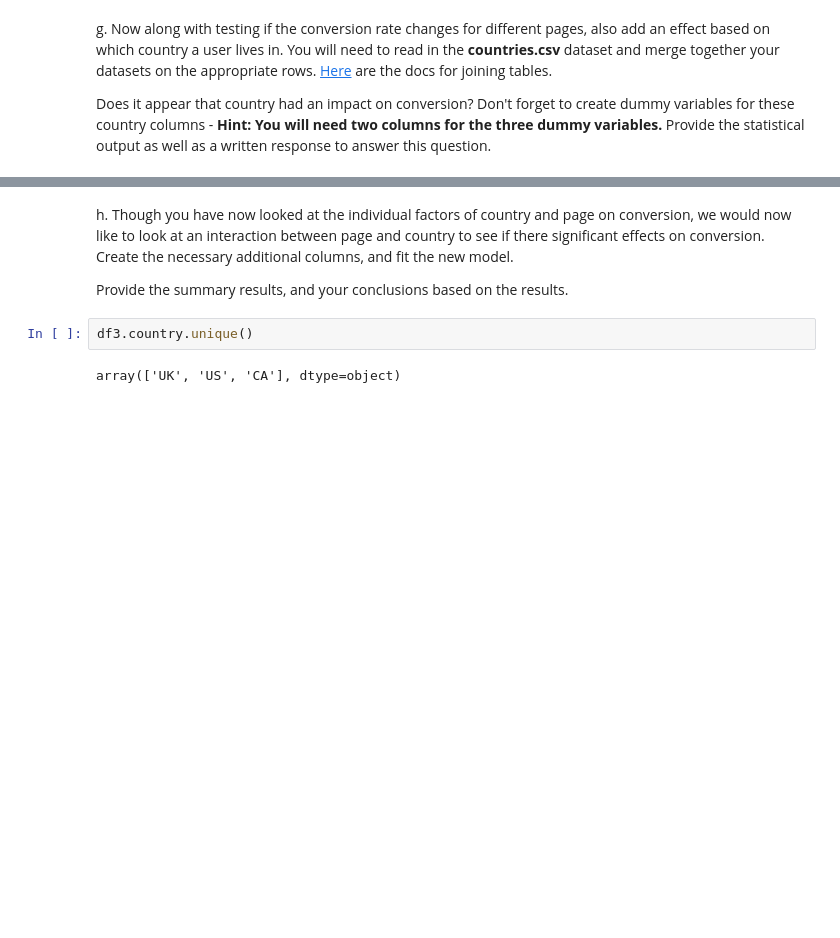
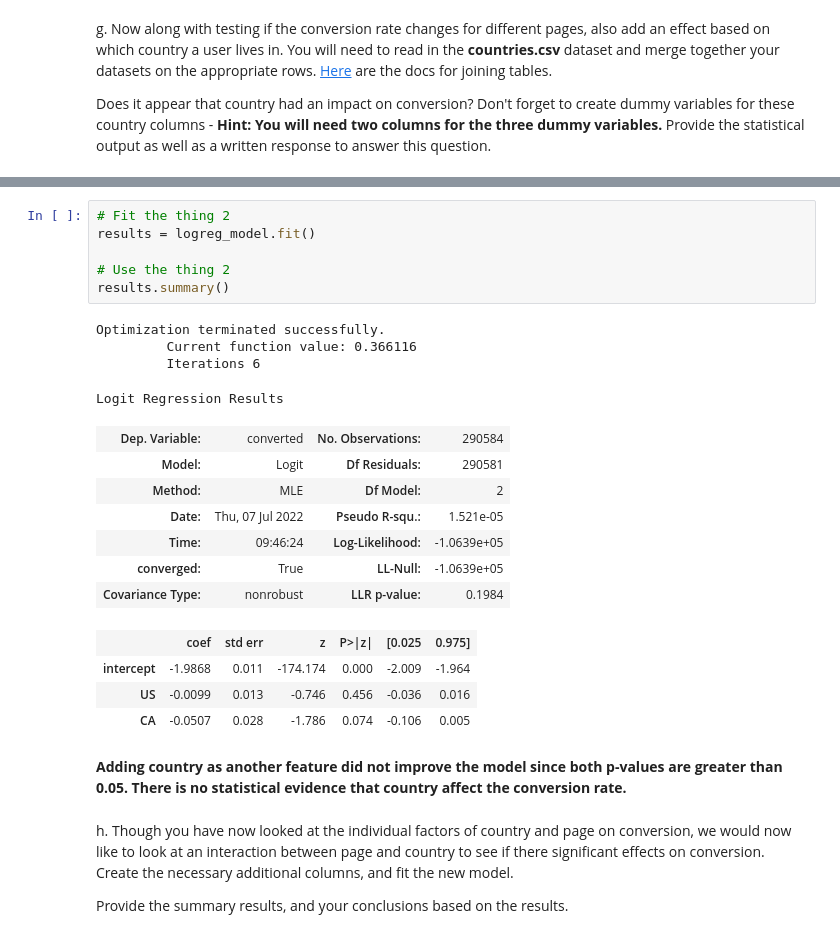
Before and after one commit to ecdedios/wgu-c749-project2-ab-testing, a Jupyter notebook: notebooks/Analyze_ab_test_results_notebook.ipynb, the cells around one changed output, grey strips where cells are left out. Drawn from its saved outputs; the diff is of its cells as text; blank space fills up the shorter version.

```diff
--- a/notebooks/Analyze_ab_test_results_notebook.ipynb
+++ b/notebooks/Analyze_ab_test_results_notebook.ipynb
@@ -410,8 +455,28 @@ df3.head()
+# %%
+# Fit the thing 2
+results = logreg_model.fit()
+
+# Use the thing 2
+results.summary()
+# %% [output]
+Optimization terminated successfully.
+         Current function value: 0.366116
+         Iterations 6
+Logit Regression Results
+| Dep. Variable: | converted | No. Observations: | 290584 |
+| Model: | Logit | Df Residuals: | 290581 |
+| Method: | MLE | Df Model: | 2 |
+| Date: | Thu, 07 Jul 2022 | Pseudo R-squ.: | 1.521e-05 |
+| Time: | 09:46:24 | Log-Likelihood: | -1.0639e+05 |
+| converged: | True | LL-Null: | -1.0639e+05 |
+| Covariance Type: | nonrobust | LLR p-value: | 0.1984 |
+|  | coef | std err | z | P>|z| | [0.025 | 0.975] |
+| intercept | -1.9868 | 0.011 | -174.174 | 0.000 | -2.009 | -1.964 |
+| US | -0.0099 | 0.013 | -0.746 | 0.456 | -0.036 | 0.016 |
+| CA | -0.0507 | 0.028 | -1.786 | 0.074 | -0.106 | 0.005 |
+# %% [markdown]
+**Adding country as another feature did not improve the model since both p-values are greater than 0.05. There is no statistical evidence that country affect the conversion rate.**
 # %% [markdown]
 h. Though you have now looked at the individual factors of country and page on conversion, we would now like to look at an interaction between page and country to see if there significant effects on conversion.  Create the necessary additional columns, and fit the new model.
 
 Provide the summary results, and your conclusions based on the results.
-# %%
-df3.country.unique()
-# %% [output]
-array(['UK', 'US', 'CA'], dtype=object)
```
Also changed, not shown: parts of 30 cells of this notebook.
